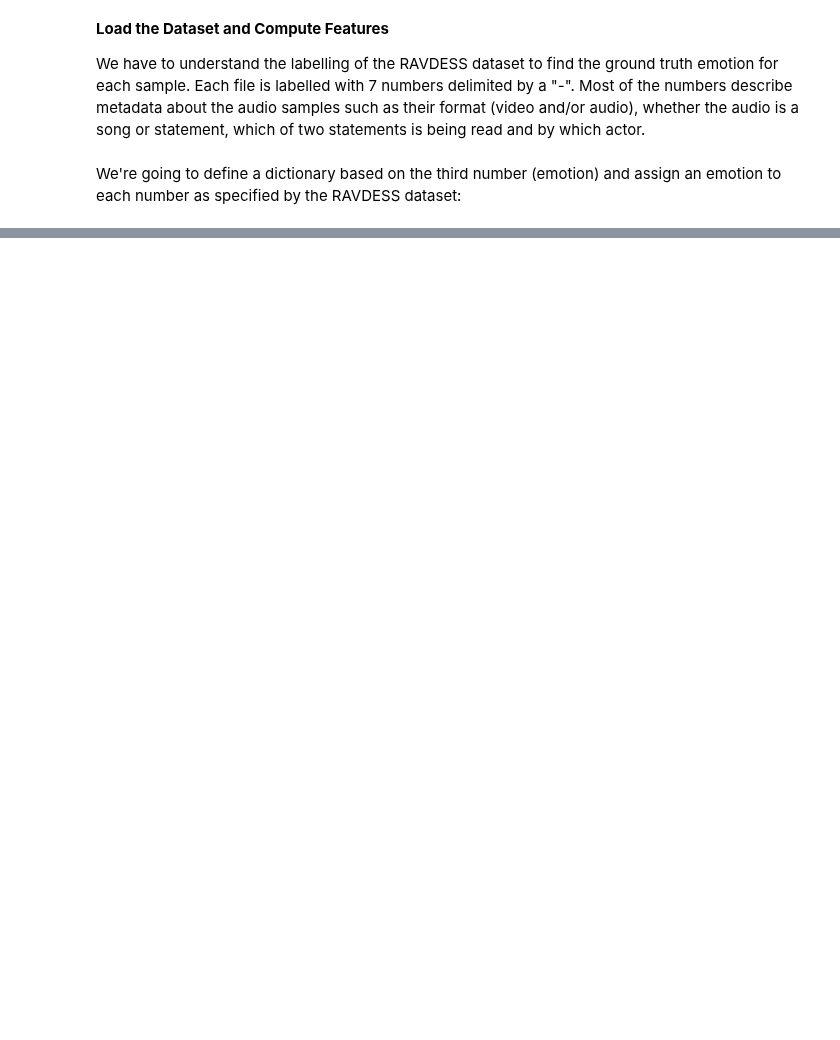
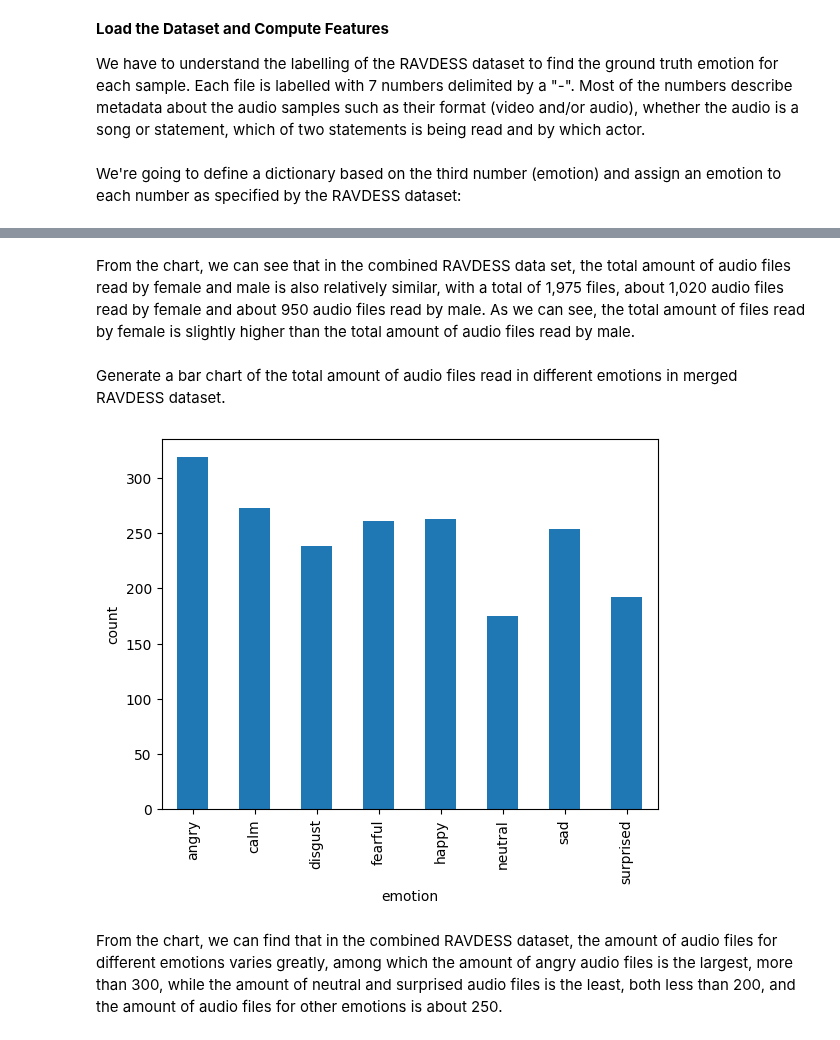
Before and after one commit to IAT-ExploringAI-2024/Week-2_Data_Preprocessing, a Jupyter notebook: JackyLam_Assignment2.ipynb, the cells around one changed output, grey strips where cells are left out. Cells and saved outputs as stored; diff of their text form; code cells hidden in the pictures; blank space fills up the shorter version.

```diff
--- a/JackyLam_Assignment2.ipynb
+++ b/JackyLam_Assignment2.ipynb
@@ -167,0 +244,12 @@ ValueError: all the input array dimensions for the concatenation axis must match
+# %% [markdown]
+From the chart, we can see that in the combined RAVDESS data set, the total amount of audio files read by female and male is also relatively similar, with a total of 1,975 files, about 1,020 audio files read by female and about 950 audio files read by male. As we can see, the total amount of files read by female is slightly higher than the total amount of audio files read by male.
+# %% [markdown]
+Generate a bar chart of the total amount of audio files read in different emotions in merged RAVDESS dataset.
+# %%
+ravdess_dataframe.groupby('emotion').size().plot(kind='bar')
+plt.ylabel('count')
+plt.show()
+# %% [output]
+[figure, added]
+# %% [markdown]
+From the chart, we can find that in the combined RAVDESS dataset, the amount of audio files for different emotions varies greatly, among which the amount of angry audio files is the largest, more than 300, while the amount of neutral and surprised audio files is the least, both less than 200, and the amount of audio files for other emotions is about 250.
```
Also changed, not shown: parts of 25 cells of this notebook.
